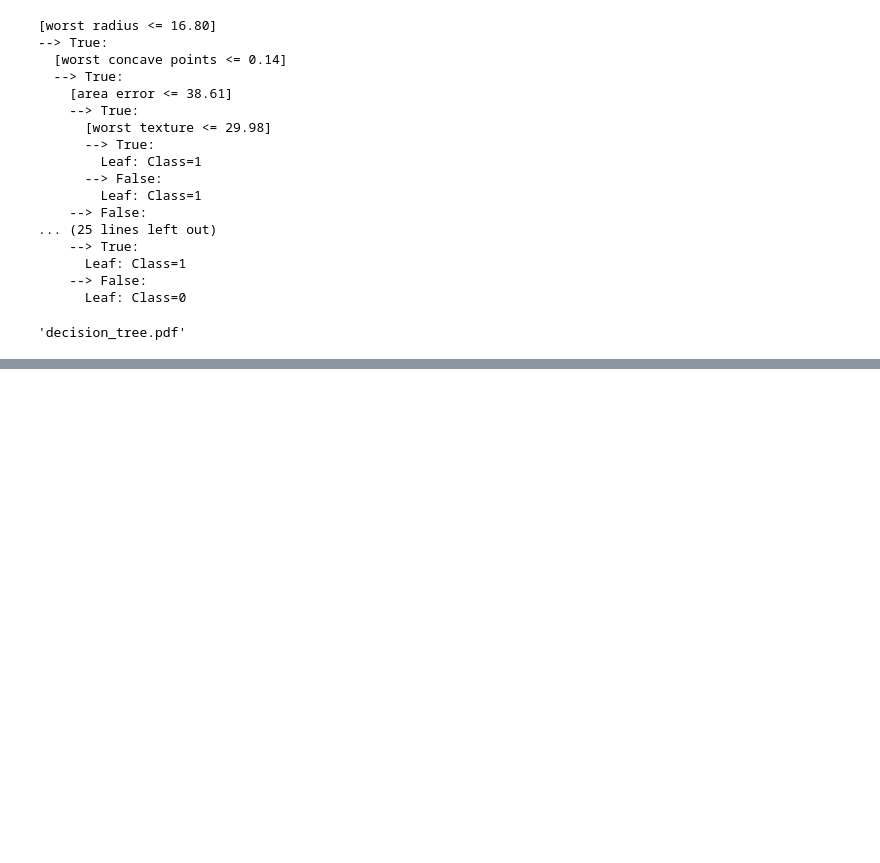
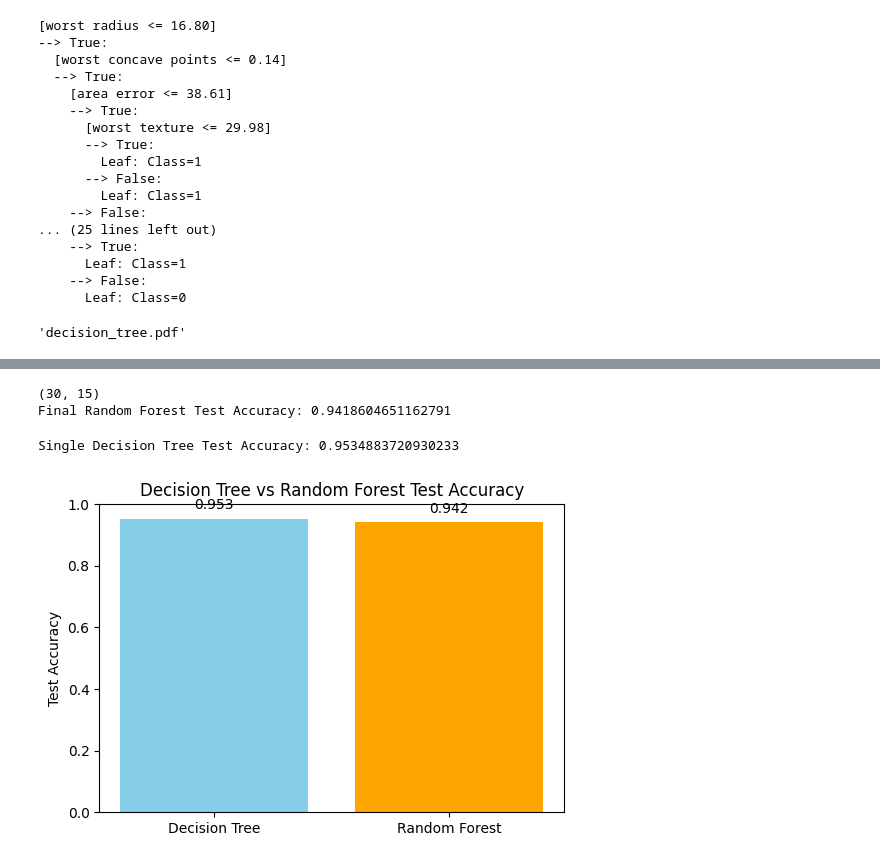
Before and after one commit to JohnAyman12/Decision-Trees-and-Probabilistic-Models, a Jupyter notebook: Decision_Tree.ipynb, the cells around one changed output, grey strips where cells are left out. Drawn from its saved outputs; the diff is of its cells as text; code cells hidden in the pictures; blank space fills up the shorter version.

Commit message:
Add random forest

```diff
--- a/Decision_Tree.ipynb
+++ b/Decision_Tree.ipynb
@@ -410,0 +511,51 @@ dot.view()
+# %%
+X_train_full = np.vstack([X_train, X_val])
+y_train_full = np.hstack([y_train, y_val])
+# %%
+print(best_RF_params)
+rf_final = RandomForest(
+    n_trees=best_RF_params[0],
+    max_features=best_RF_params[1],
+    max_depth=best_max_depth,
+    min_samples_split=best_min_samples_split
+)
+
+rf_final.fit(X_train_full, y_train_full)
+test_pred_rf = rf_final.predict(X_test)
+test_acc_rf = accuracy_score(y_test, test_pred_rf)
+
+print("Final Random Forest Test Accuracy:", test_acc_rf)
+# %% [output]
+(30, 15)
+Final Random Forest Test Accuracy: 0.9418604651162791
+# %%
+dt = DecisionTree(
+    max_depth=best_max_depth,
+    min_samples_split=best_min_samples_split
+)
+dt.fit(X_train_full, y_train_full)
+
+test_pred_dt = dt.predict(X_test)
+test_acc_dt = accuracy_score(y_test, test_pred_dt)
+
+print("Single Decision Tree Test Accuracy:", test_acc_dt)
+# %% [output]
+Single Decision Tree Test Accuracy: 0.9534883720930233
+# %%
+models = ['Decision Tree', 'Random Forest']
+accuracies = [test_acc_dt, test_acc_rf]
+
+plt.figure(figsize=(6,4))
+bars = plt.bar(models, accuracies, color=['skyblue', 'orange'])
+plt.ylim(0, 1)
+plt.ylabel("Test Accuracy")
+plt.title("Decision Tree vs Random Forest Test Accuracy")
+
+
+for bar in bars:
+    height = bar.get_height()
+    plt.text(bar.get_x() + bar.get_width()/2.0, height + 0.02, f"{height:.3f}", ha='center', va='bottom')
+
+plt.show()
+# %% [output]
+[figure, added]
```
Also changed, not shown: parts of 8 cells of this notebook, 2 other files.
